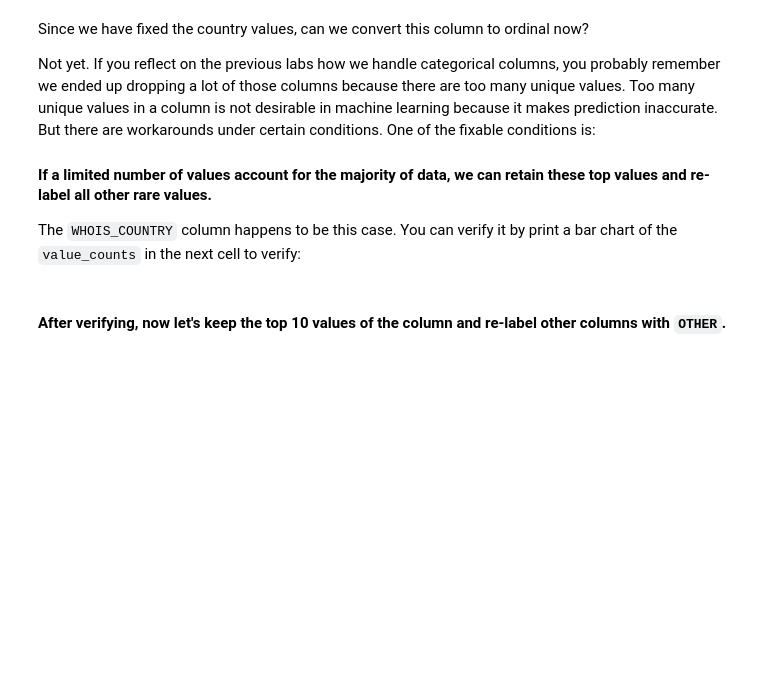
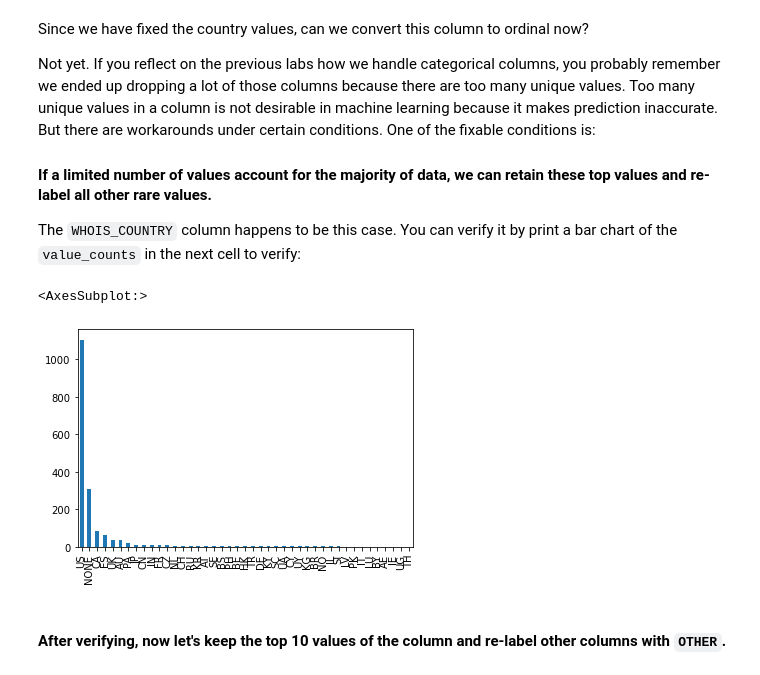
Before and after one commit to napoleonthevitzla/dataptmad1121_labs, a Jupyter notebook: module-3/supervised-learning/your-code/main.ipynb, the cells around one changed output. Cells and saved outputs as stored; diff of their text form; code cells hidden in the pictures; blank space fills up the shorter version.

```diff
--- a/module-3/supervised-learning/your-code/main.ipynb
+++ b/module-3/supervised-learning/your-code/main.ipynb
@@ -252,0 +251,4 @@ How to handle string columns is always case by case. Let's start by working on `
+# %%
+# Your code here
+websites['WHOIS_COUNTRY'] = websites['WHOIS_COUNTRY'].str.upper().str.replace('UNITED KINGDOM', 'UK').str.replace('CYPRUS', 'CY').str.replace('GB', 'UK')
+websites.loc[websites['WHOIS_COUNTRY'].str.contains(';'), 'WHOIS_COUNTRY'] = 'UK'
@@ -260,5 +270,9 @@ Not yet. If you reflect on the previous labs how we handle categorical columns,
 The `WHOIS_COUNTRY` column happens to be this case. You can verify it by print a bar chart of the `value_counts` in the next cell to verify:
 # %%
 # Your code here
+websites.WHOIS_COUNTRY.value_counts().plot.bar()
+# %% [output]
+<AxesSubplot:>
+[figure, added]
 # %% [markdown]
 #### After verifying, now let's keep the top 10 values of the column and re-label other columns with `OTHER`.
```
Also changed, not shown: parts of 21 cells of this notebook.
